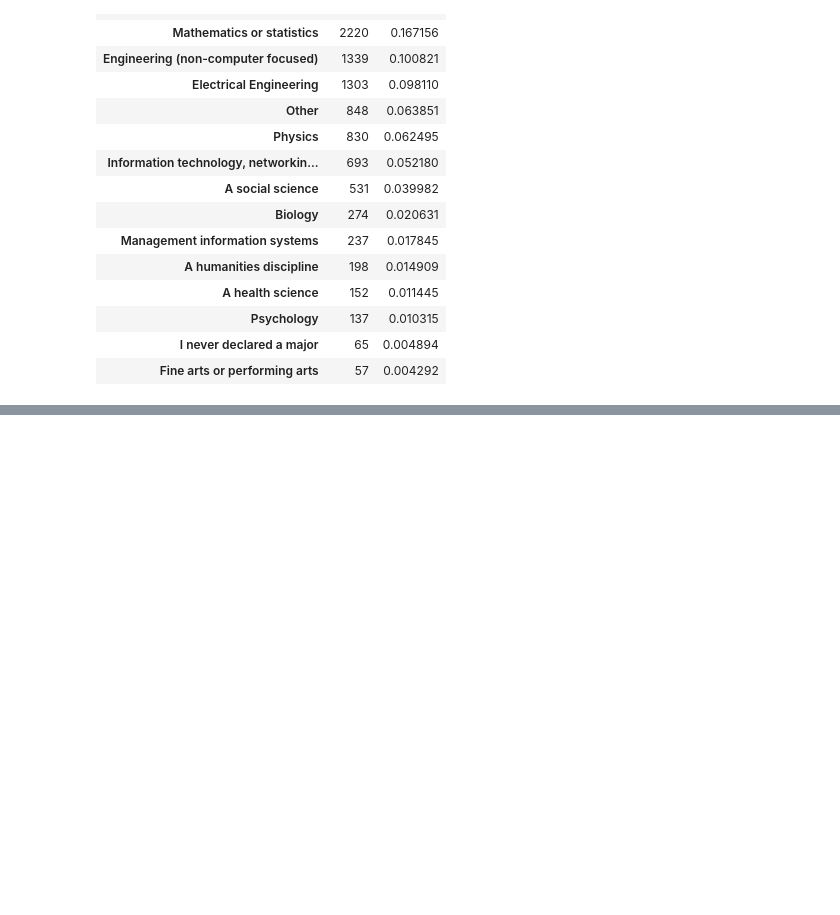
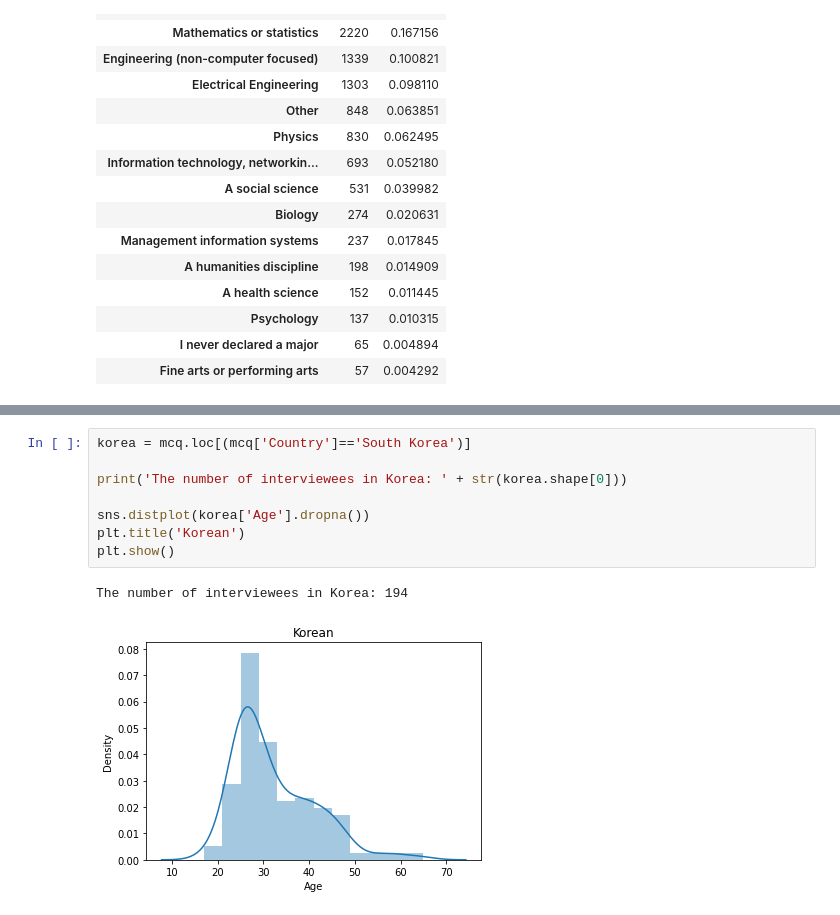
Before and after one commit to hyejeong0807/kaggle, a Jupyter notebook: Kaggle_ML_DS_survey_2017_EDA_FAQ.ipynb, the cells around one changed output, grey strips where cells are left out. Drawn from its saved outputs; the diff is of its cells as text; blank space fills up the shorter version.

```diff
--- a/Kaggle_ML_DS_survey_2017_EDA_FAQ.ipynb
+++ b/Kaggle_ML_DS_survey_2017_EDA_FAQ.ipynb
@@ -141,0 +175,11 @@ sns.countplot(y='MajorSelect', data=mcq)
+# %%
+korea = mcq.loc[(mcq['Country']=='South Korea')]
+
+print('The number of interviewees in Korea: ' + str(korea.shape[0]))
+
+sns.distplot(korea['Age'].dropna())
+plt.title('Korean')
+plt.show()
+# %% [output]
+The number of interviewees in Korea: 194
+[figure, added]
```
Also changed, not shown: parts of 8 cells of this notebook.
